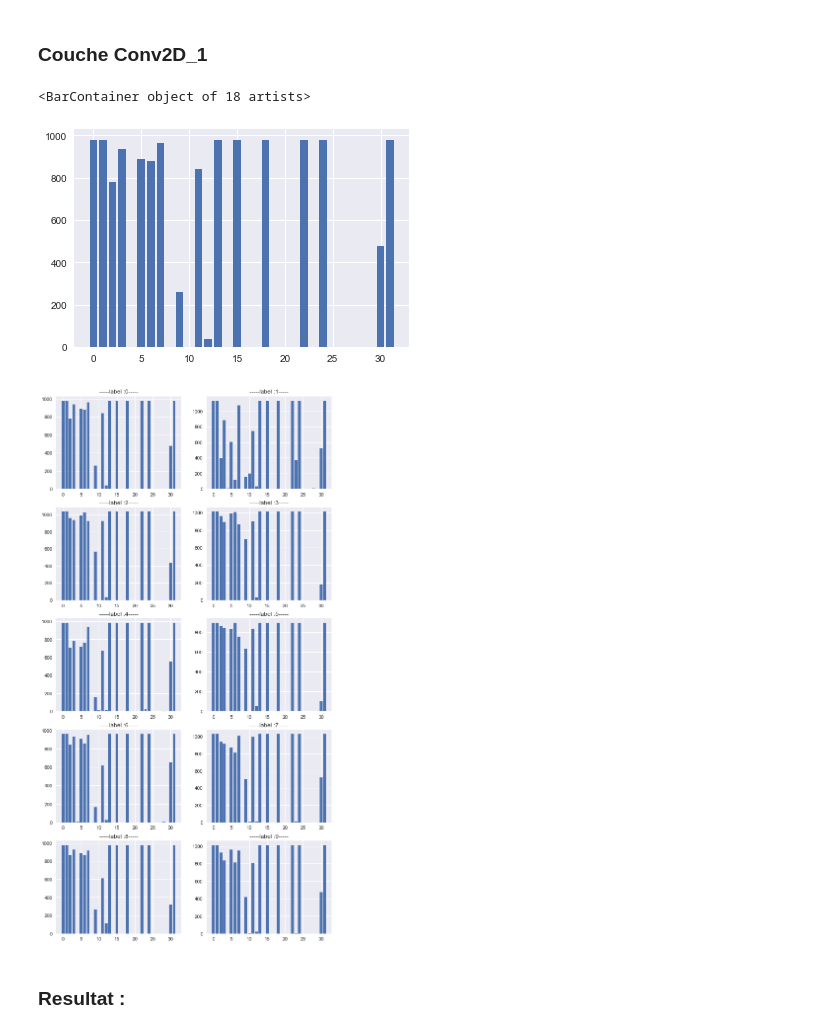
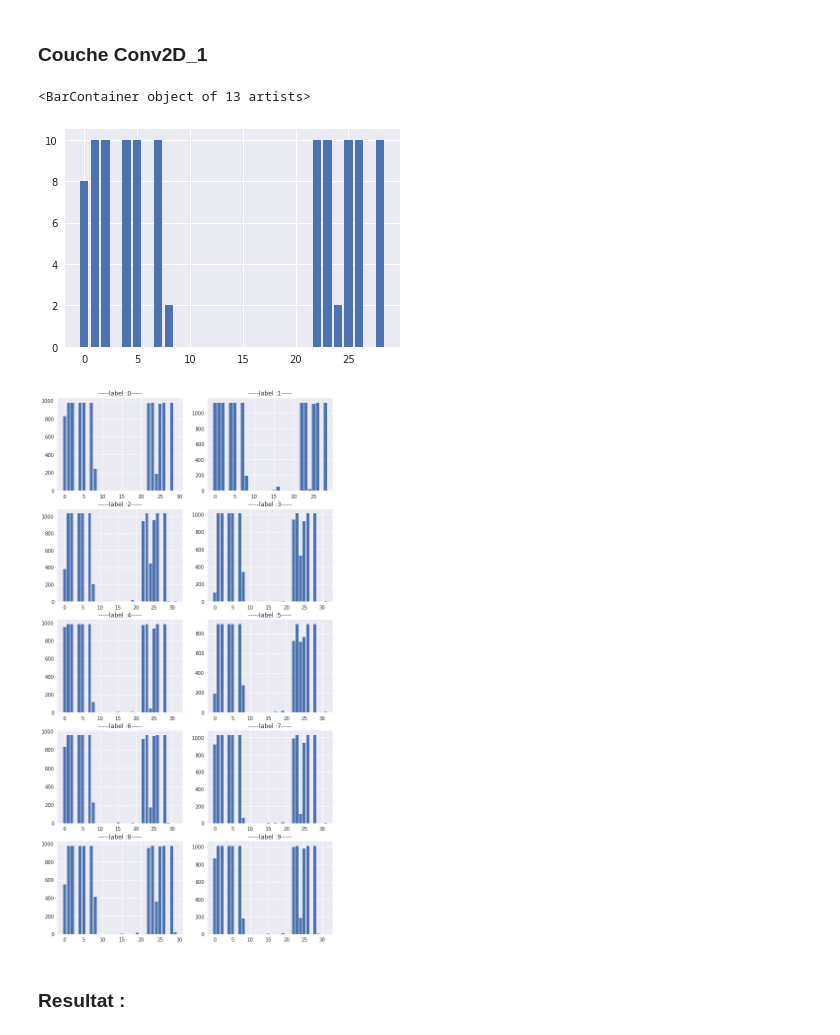
Before and after one commit to rgear/projet_BE, a Jupyter notebook: Mnist_intermediaire.ipynb, the cells around one changed output. Saved outputs shown, nothing was run; the diff lists cells and outputs as text; code cells hidden in the pictures.

```diff
--- a/Mnist_intermediaire.ipynb
+++ b/Mnist_intermediaire.ipynb
@@ -136 +147,4 @@ Epoch 10/10
 <keras.callbacks.History at 0x...>
+# %%
+#model.save("model_partie_1.h5")
+model = keras.models.load_model("model_partie_1.h5")
@@ -392,19 +432,20 @@ N_classes = 10
 # %%
 data = Dtest
 label = 0
 imgs = Conv2D_1_imgs
-
-A = index_active_label_set (data,label,imgs)
+titi = 10
+A = index_active_label_set (data,label,imgs,titi)
 x = collections.Counter(A)
 filtre,apparition = conversion(x)
 plt.bar(filtre,apparition)
 # %% [output]
-<BarContainer object of 18 artists>
+<BarContainer object of 13 artists>
-[figure, old version]
+[figure, new version]
 # %%
 plt.figure(figsize=(10, 20))
 for label in range(0,N_classes) :
     ax = plt.subplot(5, 2, label + 1)
+    #print("label : %d"%label)
     A = index_active_label_set (data,label,imgs)
     x = collections.Counter(A)
     filtre,apparition = conversion(x)
@@ -412,7 +453,7 @@ for label in range(0,N_classes) :
     plt.title("-----label :"+str(label)+"-----")
 plt.show()
 # %% [output]
-[figure, old version]
+[figure, new version]
 # %% [markdown]
 ### Resultat :
 # %% [markdown]
```
Also changed, not shown: parts of 27 cells of this notebook, 2 other files.
